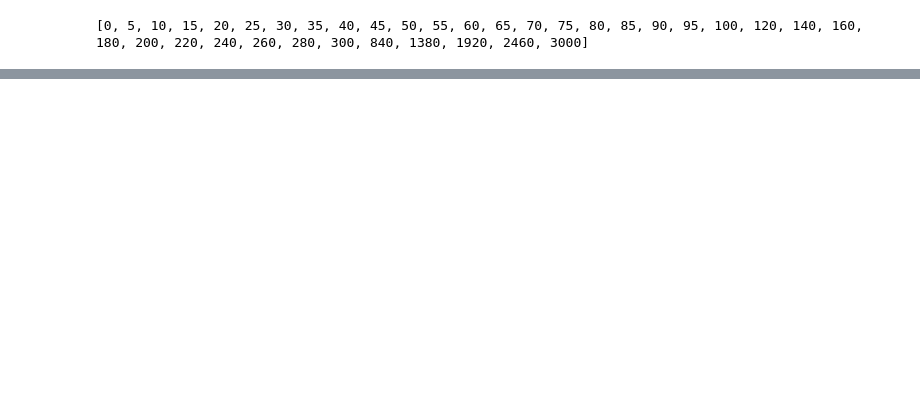
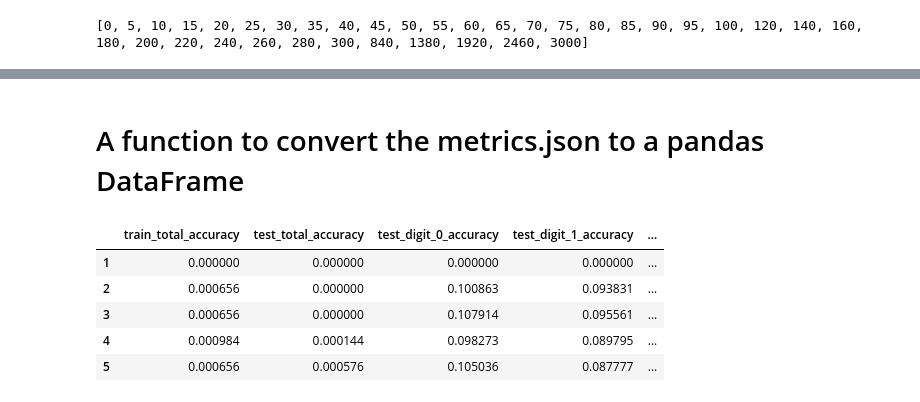
Before and after one commit to AylinAkkus/transformer-addition-length-generalization, a Jupyter notebook: Metrics.ipynb, the cells around one changed output, grey strips where cells are left out. Saved outputs shown, nothing was run; the diff lists cells and outputs as text; code cells hidden in the pictures; blank space fills up the shorter version.

```diff
--- a/Metrics.ipynb
+++ b/Metrics.ipynb
@@ -106,0 +156,24 @@ plt.show()
+# %% [markdown]
+# A function to convert the metrics.json to a pandas DataFrame
+# %%
+def metrics_json_to_df(model_dir):
+    metrics_path = f"saved_runs/{model_dir}/metrics.json"
+
+    # Reading in metrics from json file as a dictionary
+    with open(metrics_path, "r") as f:
+        all_metrics = json.load(f)
+
+    # Convert to DataFrame
+    df = pd.DataFrame.from_dict(all_metrics, orient='index')
+    # Change the index of df from "1.pth" to 1
+    df.index = df.index.str.replace('.pth', '').astype(int)
+    return df
+
+metrics_json_to_df("variable_digit_add_30").head()
+# %% [output]
+|  | train_total_accuracy | test_total_accuracy | test_digit_0_accuracy | test_digit_1_accuracy | ... |
+| 1 | 0.000000 | 0.000000 | 0.000000 | 0.000000 | ... |
+| 2 | 0.000656 | 0.000000 | 0.100863 | 0.093831 | ... |
+| 3 | 0.000656 | 0.000000 | 0.107914 | 0.095561 | ... |
+| 4 | 0.000984 | 0.000144 | 0.098273 | 0.089795 | ... |
+| 5 | 0.000656 | 0.000576 | 0.105036 | 0.087777 | ... |
```
Also changed, not shown: parts of 17 cells of this notebook.
